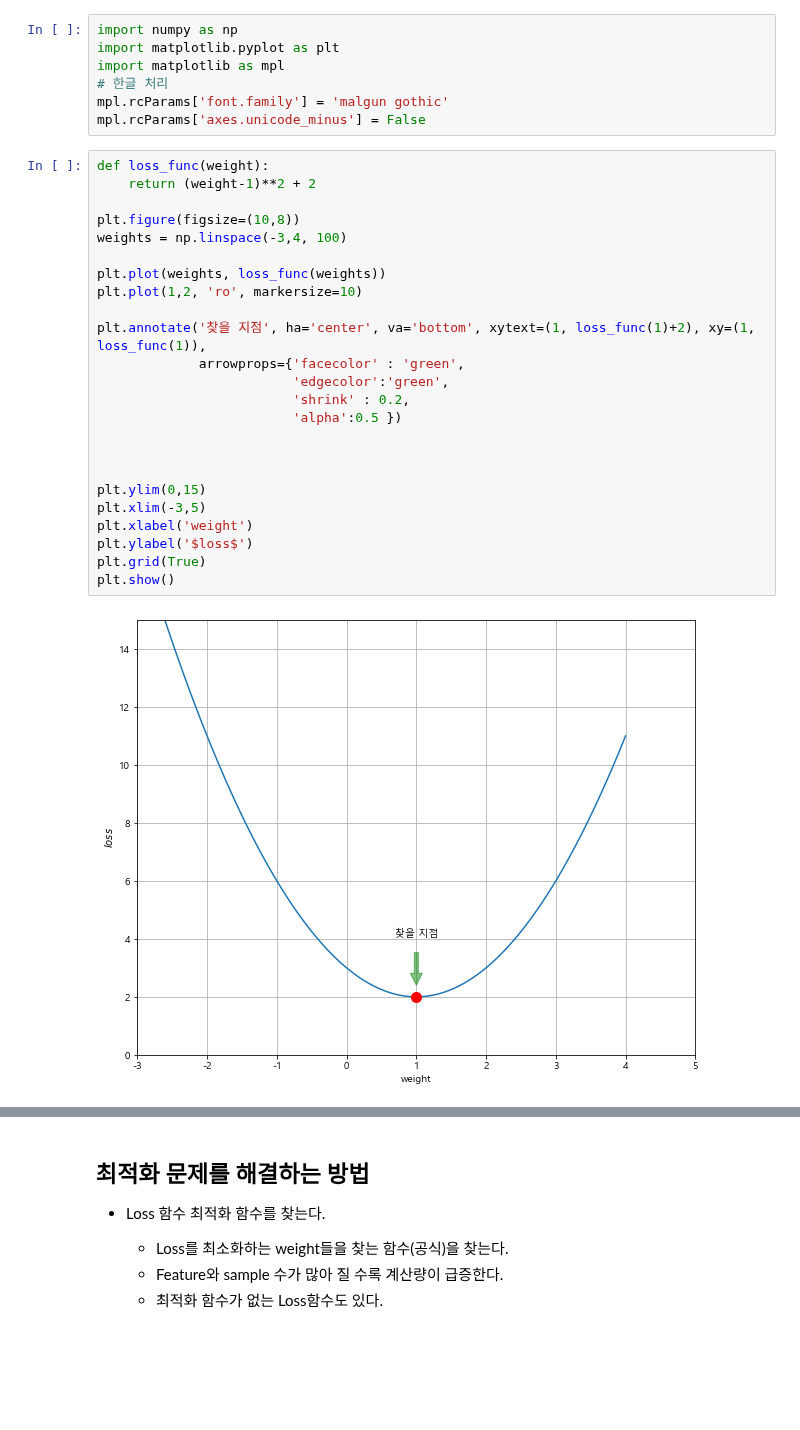
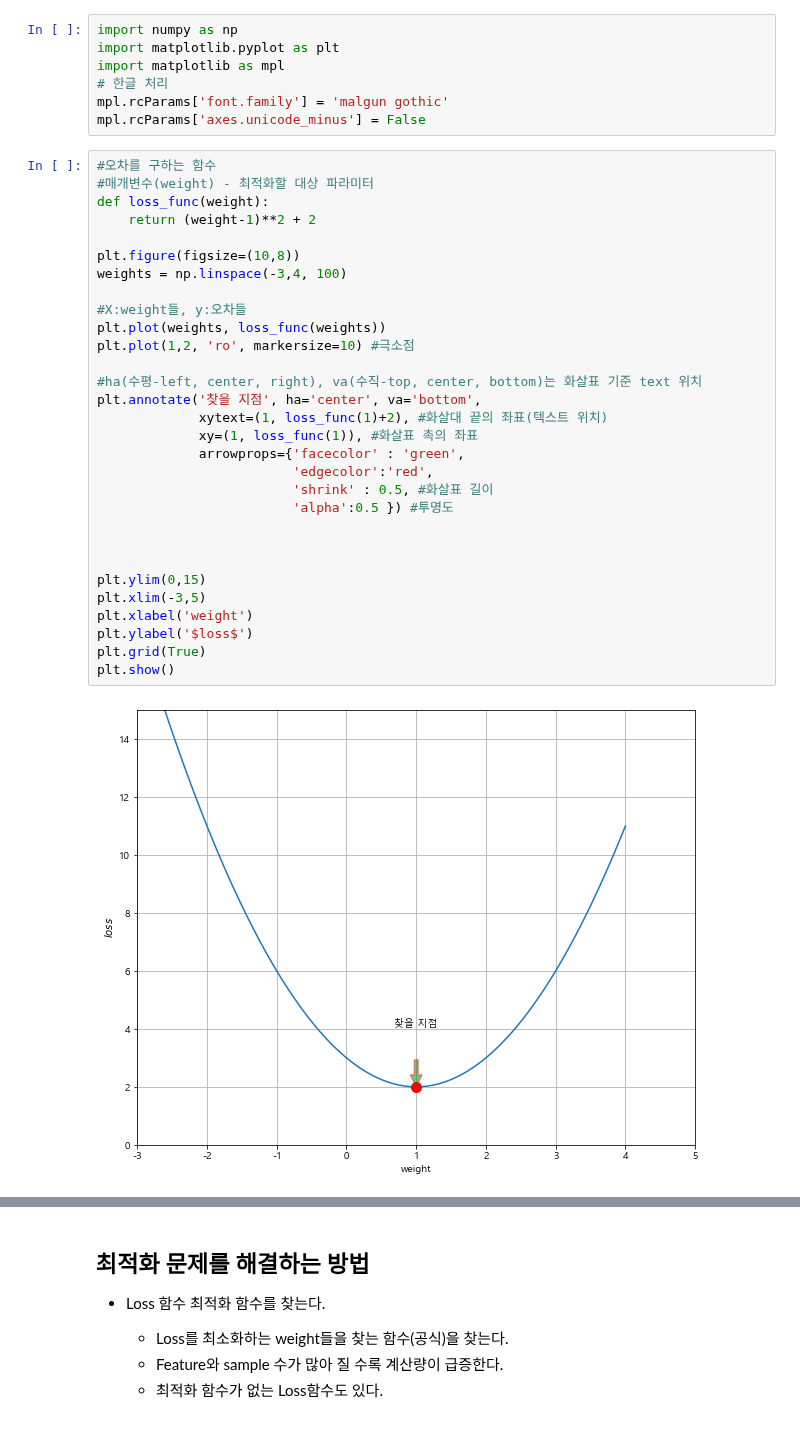
Before and after one commit to shina1221/SSAC_2021, a Jupyter notebook: class_study/07.machine learning/05/14_최적화-경사하강법.ipynb, the cells around one changed output, grey strips where cells are left out. Cells and saved outputs as stored; diff of their text form; blank space fills up the shorter version.

```diff
--- a/class_study/07.machine learning/05/14_최적화-경사하강법.ipynb
+++ b/class_study/07.machine learning/05/14_최적화-경사하강법.ipynb
@@ -16,28 +16,34 @@ import matplotlib as mpl
 mpl.rcParams['font.family'] = 'malgun gothic'
 mpl.rcParams['axes.unicode_minus'] = False
 # %%
+#오차를 구하는 함수
+#매개변수(weight) - 최적화할 대상 파라미터
 def loss_func(weight):
     return (weight-1)**2 + 2
 
 plt.figure(figsize=(10,8))
 weights = np.linspace(-3,4, 100)
 
+#X:weight들, y:오차들
 plt.plot(weights, loss_func(weights))
-plt.plot(1,2, 'ro', markersize=10)
+plt.plot(1,2, 'ro', markersize=10) #극소점
 
-plt.annotate('찾을 지점', ha='center', va='bottom', xytext=(1, loss_func(1)+2), xy=(1, loss_func(1)),
+#ha(수평-left, center, right), va(수직-top, center, bottom)는 화살표 기준 text 위치
+plt.annotate('찾을 지점', ha='center', va='bottom',
+             xytext=(1, loss_func(1)+2), #화살대 끝의 좌표(텍스트 위치)
+             xy=(1, loss_func(1)), #화살표 촉의 좌표
              arrowprops={'facecolor' : 'green',
-                         'edgecolor':'green',
-                         'shrink' : 0.2,
-                         'alpha':0.5 })
+                         'edgecolor':'red',
+                         'shrink' : 0.5, #화살표 길이
+                         'alpha':0.5 }) #투명도
 
 
 
 plt.ylim(0,15)
 plt.xlim(-3,5)
 plt.xlabel('weight')
 plt.ylabel('$loss$')
 plt.grid(True)
 plt.show()
 # %% [output]
-[figure, old version]
+[figure, new version]
```
Also changed, not shown: parts of 10 cells of this notebook.
